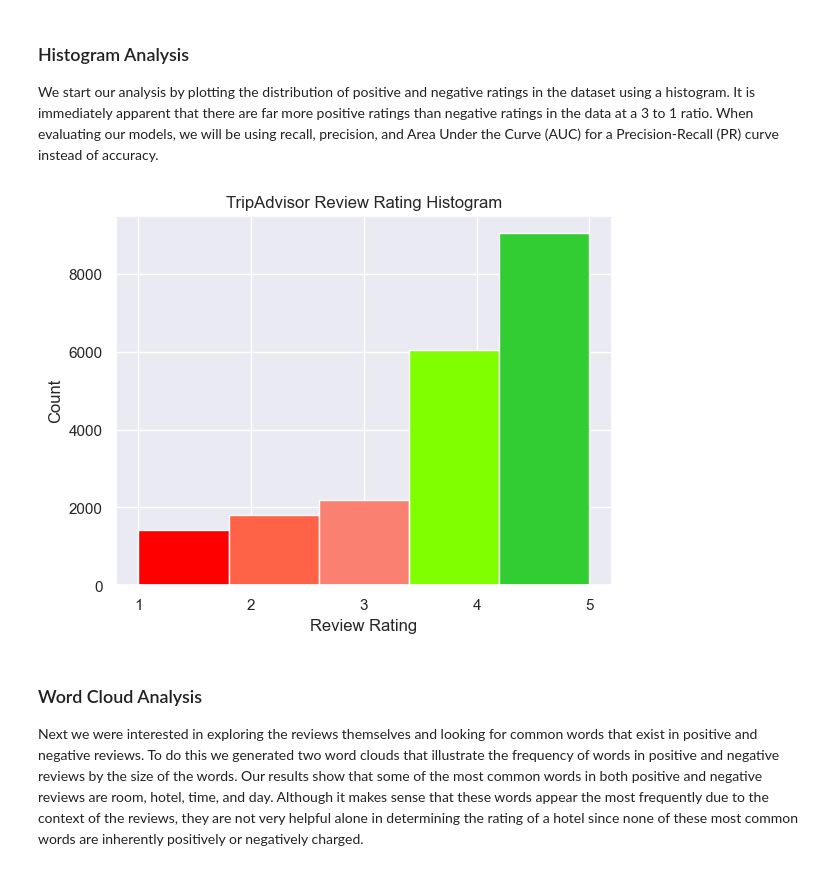
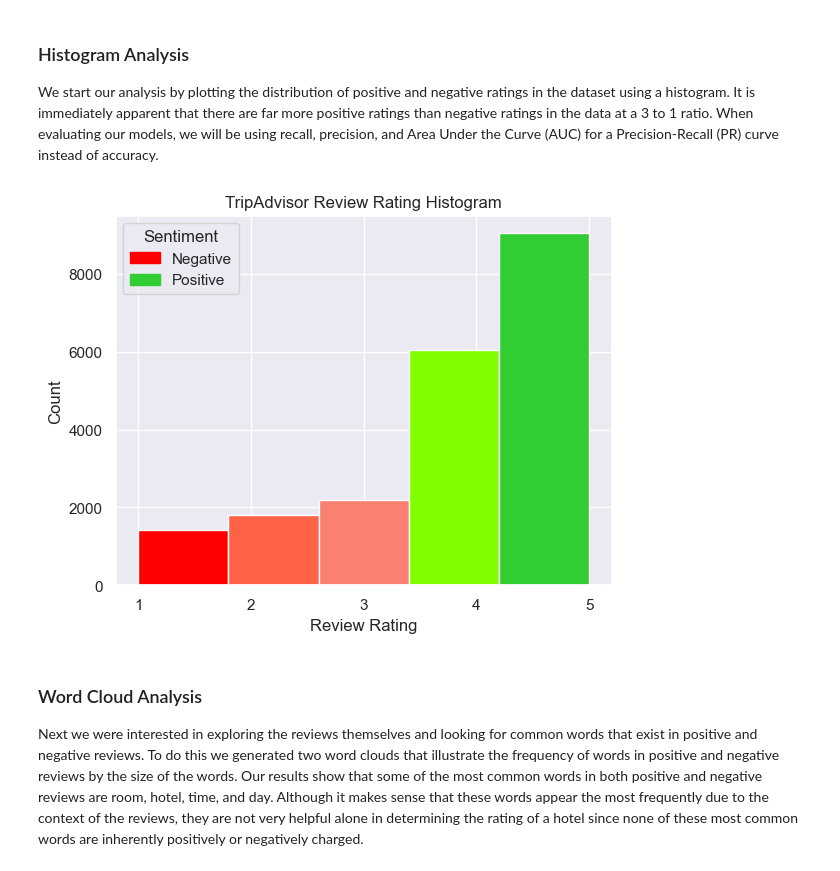
Before and after one commit to kevinyi901/W207, a Jupyter notebook: W207_Final.ipynb, the cells around one changed output. Cells and saved outputs as stored; diff of their text form; code cells hidden in the pictures.

Commit message:
added legend to data viz

```diff
--- a/W207_Final.ipynb
+++ b/W207_Final.ipynb
@@ -157,22 +139,27 @@ We start our analysis by plotting the distribution of positive and negative rati
 # %%
 sns.histplot(data['Rating'], bins=5, kde=False) #create histogram of ratings in full dataset
 
 # get the bins to modify color
 ax = plt.gca()
 patches = ax.patches
 
 # assign colors to bins, shades of red for negative ratings, grey for neutral, shades of green for positive ratings
 colors = ['red', 'tomato', 'salmon', 'chartreuse', 'limegreen']
 for patch, color in zip(patches, colors):
     patch.set_facecolor(color)
 
+# add legend for sentiment -- hues of green reflect positive reviews, hues of red reflect negative reviews
+positive_patch = mpatches.Patch(color='limegreen', label='Positive')
+negative_patch = mpatches.Patch(color='red', label='Negative')
+plt.legend(handles=[negative_patch, positive_patch], title="Sentiment")
+
 # set title, labels, and x-axis labels
 plt.xticks([1, 2, 3, 4, 5])
 plt.title("TripAdvisor Review Rating Histogram")
 plt.xlabel("Review Rating")
 plt.show()
 # %% [output]
-[figure, old version]
+[figure, new version]
 # %% [markdown]
 ### Word Cloud Analysis
 
```
Also changed, not shown: parts of 1 cell of this notebook.
